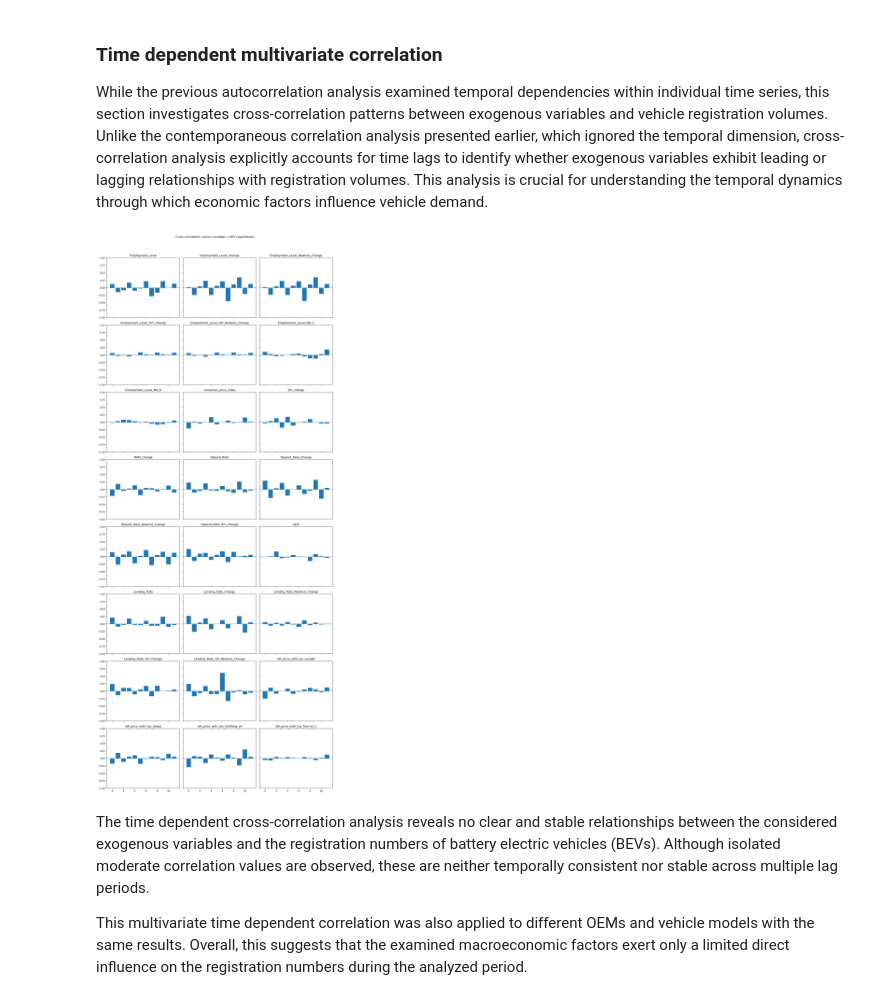
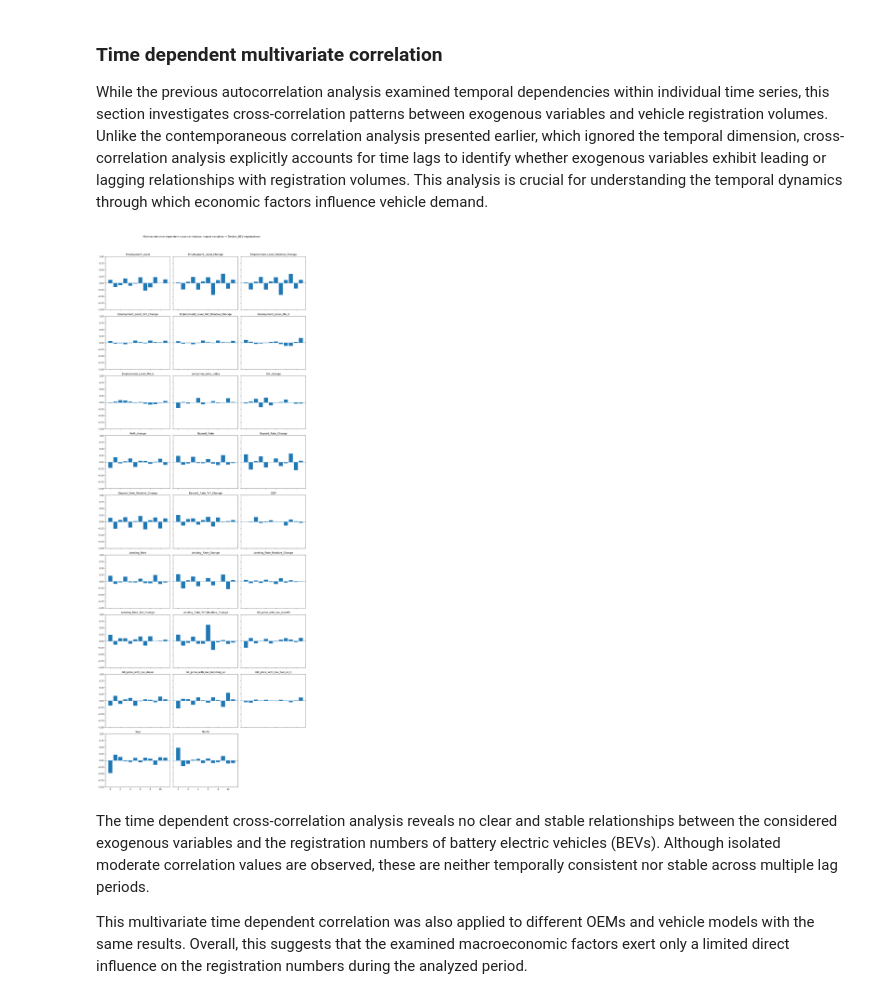
Before and after one commit to john2408/neural_networks_project_hdm, a Jupyter notebook: report/2_1_Data_Analysis.ipynb, the cells around one changed output. Saved outputs shown, nothing was run; the diff lists cells and outputs as text; code cells hidden in the pictures.

```diff
--- a/report/2_1_Data_Analysis.ipynb
+++ b/report/2_1_Data_Analysis.ipynb
@@ -545,41 +563,41 @@ df["Date"] = pd.to_datetime(df["Date"])
 df = df.sort_values("Date")
 
 # Target series (choose type here)
-target_type = "BEV"
-target = df[df["type"] == target_type].groupby("Date")["Value"].mean()
+target_type = "Electric_BEV"
+target = df[df["drive_type"] == target_type].groupby("Date")["Value"].mean()
 
 # Impact columns (numeric only)
 exclude = {"Date", "ts_key", "Value", "type", "oem"}
 impact_cols = [c for c in df.select_dtypes("number").columns if c not in exclude]
 
 n_cols = 3
 n_rows = math.ceil(len(impact_cols) / n_cols)
 fig, axes = plt.subplots(n_rows, n_cols, figsize=(14, 4 * n_rows), sharex=True, sharey=True)
 axes = np.ravel(axes)
 
 for ax, col in zip(axes, impact_cols):
     impact = df.groupby("Date")[col].mean()
     d = pd.concat([impact, target], axis=1).dropna().diff().dropna()
     d = (d - d.mean()) / d.std()
 
     lags = min(12, len(d) - 1)
     if lags < 2 or d.isna().any().any():
         ax.axis("off"); continue
 
     cc = ccf(d.iloc[:, 0], d.iloc[:, 1])[:lags]
     ax.bar(range(lags), cc)
     ax.axhline(0, linewidth=1)
     ax.set_title(col)
     ax.set_ylim(-1, 1)
 
 for ax in axes[len(impact_cols):]:
     ax.remove()
 
-fig.suptitle(f"Cross-correlation: impact variables → {target_type} registrations", y=1.02)
+fig.suptitle(f"Multivariate time dependent cross-correlation: impact variables → {target_type} registrations", y=1.02)
 plt.tight_layout()
 plt.show()
 # %% [output]
-[figure, old version]
+[figure, new version]
 # %% [markdown]
 The time dependent cross-correlation analysis reveals no clear and stable relationships between the considered exogenous variables and the registration numbers of battery electric vehicles (BEVs). Although isolated moderate correlation values are observed, these are neither temporally consistent nor stable across multiple lag periods.
 
```
Also changed, not shown: parts of 14 cells of this notebook.
